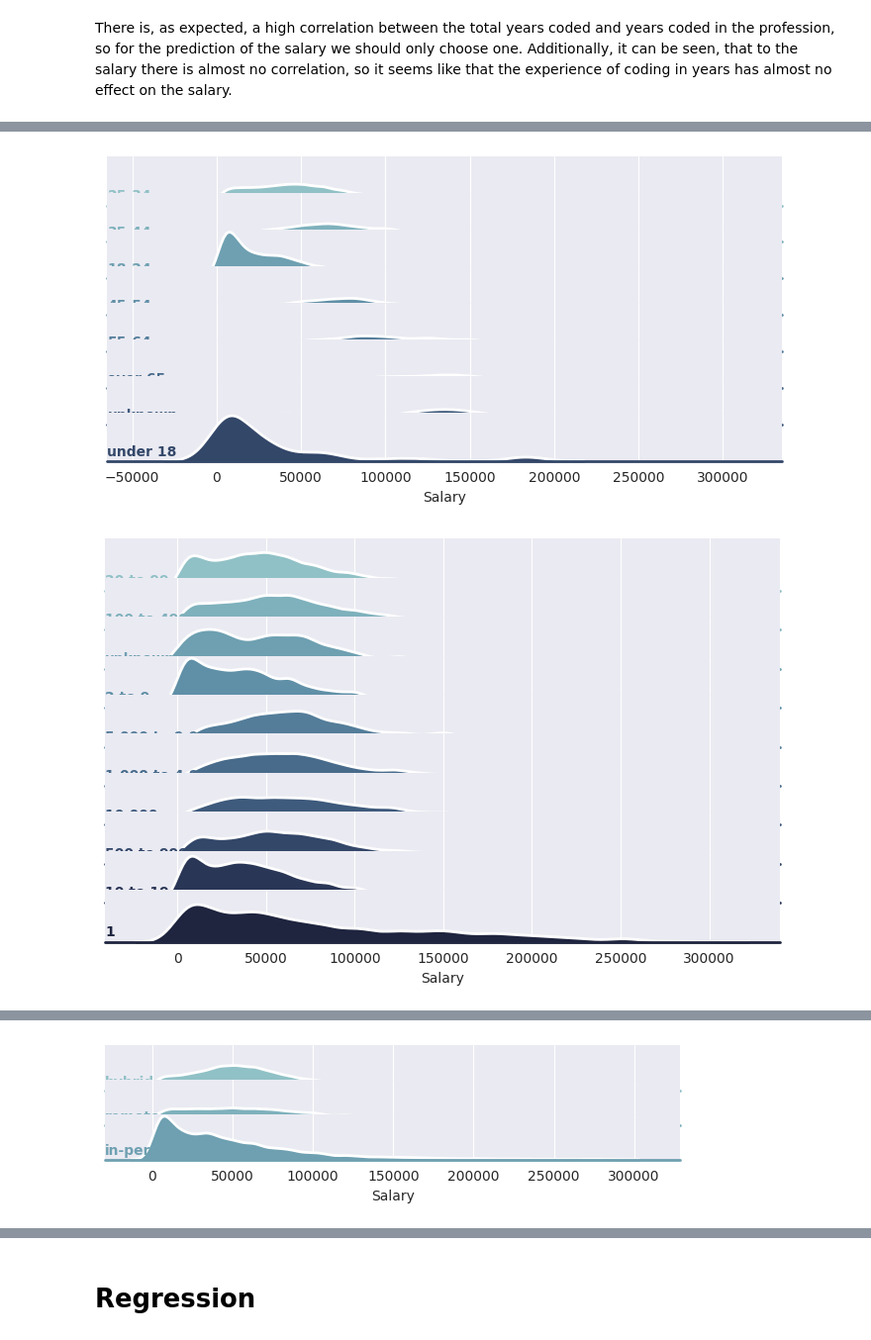
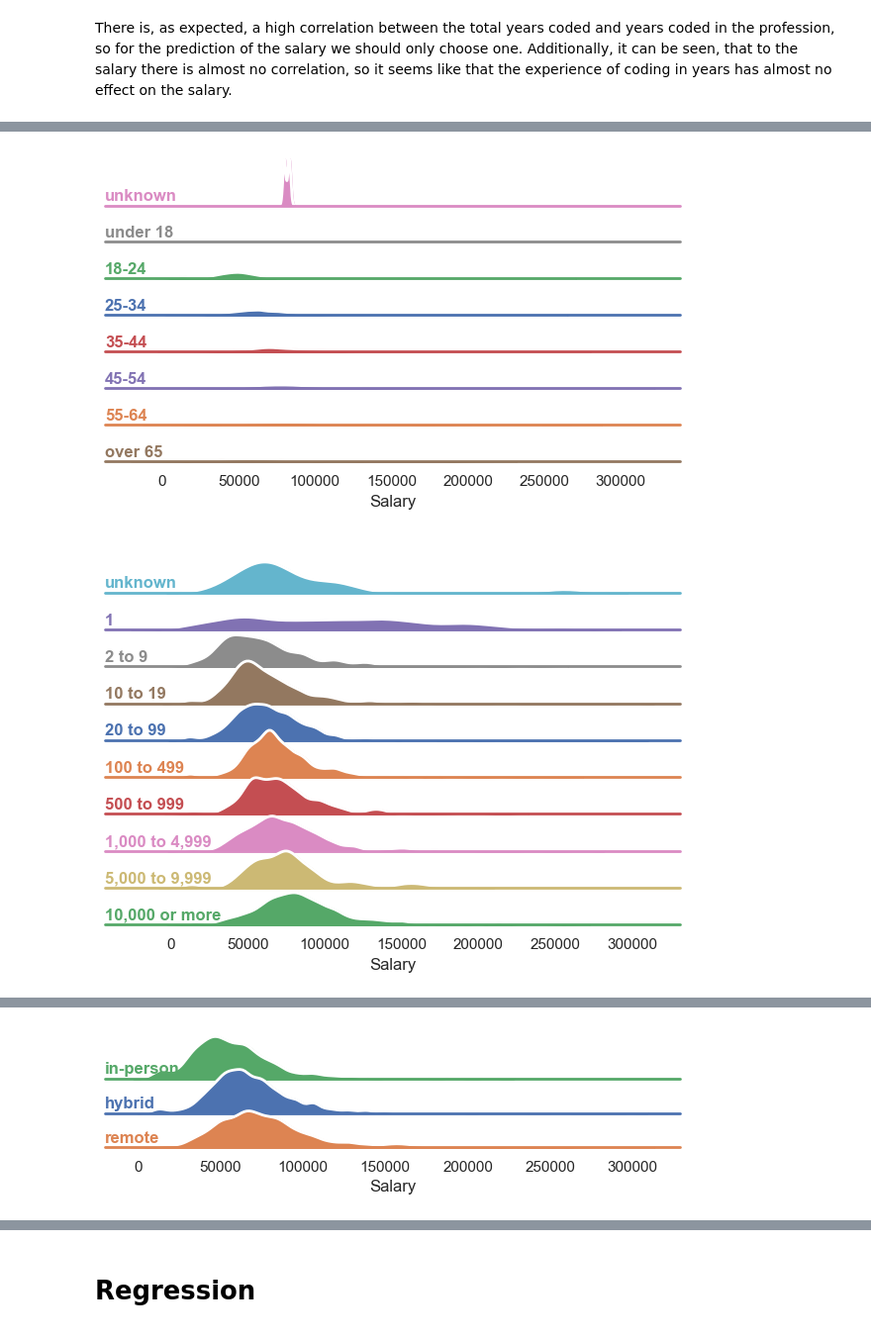
Before and after one commit to LucaF171/DataLiteracyProject, a Jupyter notebook: project.ipynb, the cells around one changed output, grey strips where cells are left out. Shown at 99% size. Cells and saved outputs as stored; diff of their text form; code cells hidden in the pictures.

```diff
--- a/project.ipynb
+++ b/project.ipynb
@@ -41,10 +106,12 @@ danach hypothesen test auf ein spezielles attribut
 # %% [markdown]
 # Helper functions
 # %%
-def ridge_plot(df_ridge_plot, x_label: str, y_label: str):
+sns.set_theme(style="white", rc={"axes.facecolor": (0, 0, 0, 0)})
+
+def ridge_plot(df_ridge_plot, x_label: str, y_label: str, row_order: Optional[list[str]]):
     # Initialize the FacetGrid object
-    pal = sns.cubehelix_palette(10, rot=-.25, light=.7)
-    g = sns.FacetGrid(df_ridge_plot, row=y_label, hue=y_label, aspect=15, height=.5, palette=pal)
+    # pal = sns.cubehelix_palette(10, rot=-.25, light=.7)
+    g = sns.FacetGrid(df_ridge_plot, row=y_label, row_order=row_order, hue=y_label, aspect=15, height=.5)#, palette=pal, )
 
     # Draw the densities in a few steps
     g.map(sns.kdeplot, x_label, bw_adjust=.5, clip_on=False, fill=True, alpha=1, linewidth=1.5)
@@ -120,7 +152,7 @@ df = df.rename(columns={
 df['Employment'] = df['Employment'].replace(
     to_replace=[
         "I am a developer by profession",
-        "I am a student who is learning to code",
+        "I am learning to code",
         "I am not primarily a developer, but I write code sometimes as part of my work",
         "I code primarily as a hobby",
         "I used to be a developer by profession, but no longer am",
@@ -252,14 +284,15 @@ df.loc[~df['Gender'].isin(['Man', 'Woman', 'Prefer not to say']), 'Gender'] = "O
 df['Salary'] = pd.to_numeric(df['Salary'], errors='coerce')
 df['YearsCode'] = pd.to_numeric(df['YearsCode'], errors='coerce')
 df['YearsCodePro'] = pd.to_numeric(df['YearsCodePro'], errors='coerce')
-
-# delete all rows with NaN in Salary as those entries can't be used
+#
+# # delete all rows with NaN in Salary as those entries can't be used
 df = df[df['Salary'].isnull() == False]
 
 df_usa = df.copy()
-df_usa = df_usa[df_usa['Salary'] < 200000]
+df_usa = df_usa[df_usa['Salary'] < 300000]
 df_usa = df_usa[df_usa['Salary'] > 10000]
 df_usa = df_usa[df_usa['Country'] == "United States of America"]
+# df_usa = df_usa[df_usa['Country'] == "Germany"]
 
 df
 # %% [output]
@@ -435,14 +468,14 @@ plt.show()
 #
 # df_prog['ProgLanguage'].unique()
 # %%
-df_ridge = df.copy()
+df_ridge = df_usa.copy()
 df_ridge = df_ridge[df['Salary']<300000]
 
-ridge_plot(df_ridge[['Salary', 'Age']], y_label='Age', x_label='Salary')
-ridge_plot(df_ridge[['Salary', 'OrgSize']], y_label='OrgSize', x_label='Salary')
-ridge_plot(df_ridge[['Salary', 'EdLevel']], y_label='EdLevel', x_label='Salary')
-ridge_plot(df_ridge[['Salary', 'RemoteWork']], y_label='RemoteWork', x_label='Salary')
-ridge_plot(df_ridge[['Salary', 'Gender']], y_label='Gender', x_label='Salary')
+ridge_plot(df_ridge[['Salary', 'Age']], y_label='Age', x_label='Salary', row_order=["unknown","under 18","18-24","25-34","35-44","45-54","55-64","over 65"])
+ridge_plot(df_ridge[['Salary', 'OrgSize']], y_label='OrgSize', x_label='Salary', row_order=["unknown","1","2 to 9","10 to 19","20 to 99","100 to 499","500 to 999","1,000 to 4,999","5,000 to 9,999","10,000 or more"])
+ridge_plot(df_ridge[['Salary', 'EdLevel']], y_label='EdLevel', x_label='Salary', row_order=["Unknown","Primary school","Secondary school","Professional degree","University courses","Associate degree","Bachelor’s degree","Master’s degree","Doctoral degree"])
+ridge_plot(df_ridge[['Salary', 'RemoteWork']], y_label='RemoteWork', x_label='Salary', row_order=['in-person', 'hybrid', 'remote'])
+ridge_plot(df_ridge[['Salary', 'Gender']], y_label='Gender', x_label='Salary', row_order=['Other', 'Prefer not to say', 'Man', 'Woman'])
 # %% [output]
-[figure, old version]
+[figure, new version]
-[figure, old version]
+[figure, new version]
@@ -450 +483 @@ ridge_plot(df_ridge[['Salary', 'Gender']], y_label='Gender', x_label='Salary')
-[figure, old version]
+[figure, new version]
```
Also changed, not shown: parts of 22 cells of this notebook.
